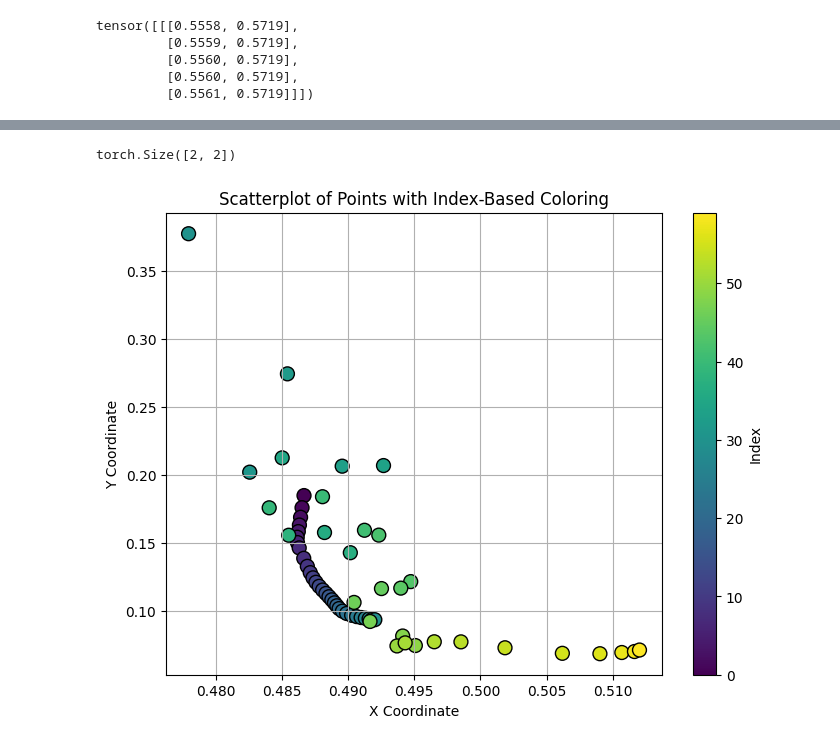
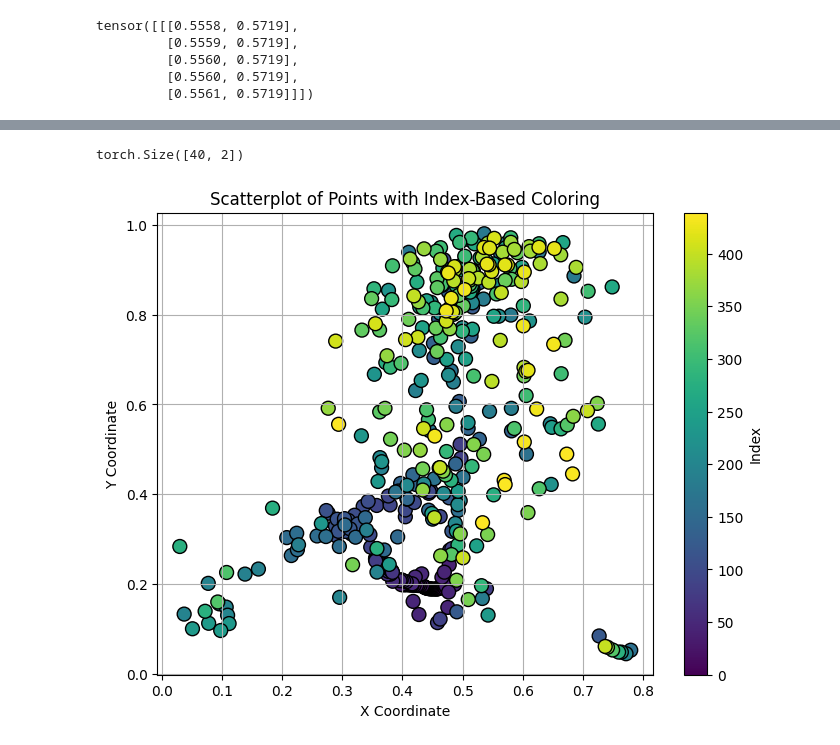
Before and after one commit to discursive-image/afterlife, a Jupyter notebook: notebooks/train.ipynb, the cells around one changed output, grey strips where cells are left out. Drawn from its saved outputs; the diff is of its cells as text; code cells hidden in the pictures.

Commit message:
Cleanup, add more training data

```diff
--- a/notebooks/train.ipynb
+++ b/notebooks/train.ipynb
@@ -15,7 +15,11 @@ names = [
     "dump-1731965089198.jsonl",
     "dump-1731966752296.jsonl",
     "dump-1732220377000.jsonl",
-    "dump-1732378712139.jsonl"
+    "dump-1732378712139.jsonl",
+    "dump-1732830756258.jsonl",
+    "dump-1732810236547.jsonl",
+    "dump-1732810236547.jsonl",
+    "dump-1732830756258.jsonl"
 ]
 
 data = []
@@ -146,7 +149,7 @@ best_path = ""
 
 # Hyperparams
 lr = 1e-3
-sequence_length=60
+sequence_length=40
 hidden_dim=128
 lstm_layers=3
 dense_layers=[128, 64, 32, 16]
@@ -306,38 +313,43 @@ eval_loader = DataLoader(val_dataset, batch_size=1, shuffle=True)
 item = next(iter(eval_loader)).squeeze(0)[0]
 item.shape
 # %% [output]
-torch.Size([2, 2])
+torch.Size([40, 2])
 # %%
 import matplotlib.pyplot as plt
 import numpy as np
 
-item = next(iter(eval_loader)).squeeze(0)[0][:30]
+item = next(iter(eval_loader)).squeeze(0)[0]
 item.shape
 
+predicted = [item]
+prev = item
 with torch.no_grad():
-    predicted = trained_model(item.to(device))
+    for _ in range(0, 10):
+        x = trained_model(prev.to(device)).squeeze(0).detach().cpu()
+        predicted.append(x)
+        prev = x
 
-predicted = predicted.squeeze(0).detach().cpu()
-plot_data = torch.cat((item, predicted), dim=0)
+#predicted = predicted.squeeze(0).detach().cpu()
+plot_data = torch.cat(predicted, dim=0)
 
 # Extract x, y coordinates
 x, y = plot_data[:, 0], plot_data[:, 1]
 
 # Generate colors based on indices
 colors = np.arange(len(plot_data))
 
 # Create scatter plot
 plt.figure(figsize=(8, 6))
 scatter = plt.scatter(x, y, c=colors, cmap='viridis', s=100, edgecolor='k')
 
 # Add colorbar
 plt.colorbar(scatter, label="Index")
 
 # Add labels and grid
 plt.xlabel("X Coordinate")
 plt.ylabel("Y Coordinate")
 plt.title("Scatterplot of Points with Index-Based Coloring")
 plt.grid(True)
 plt.show()
 # %% [output]
-[figure, old version]
+[figure, new version]
```
Also changed, not shown: parts of 2 cells of this notebook, 19 other files.
